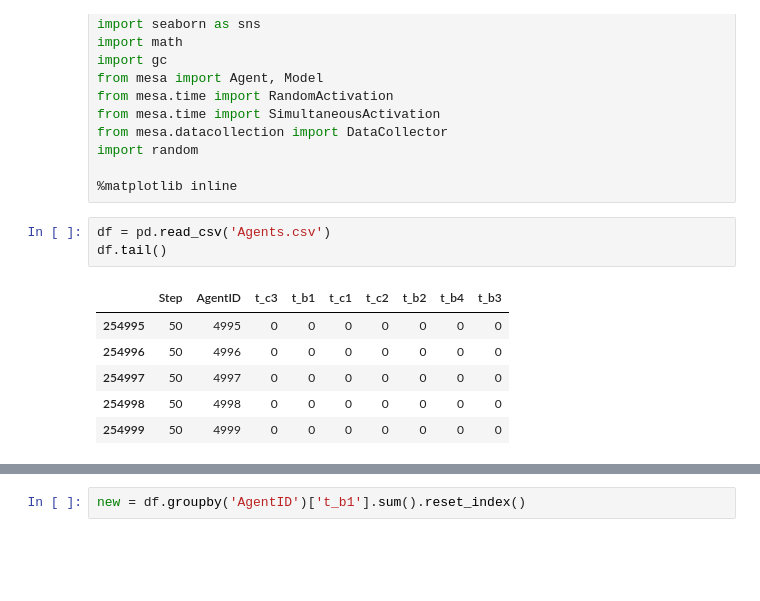
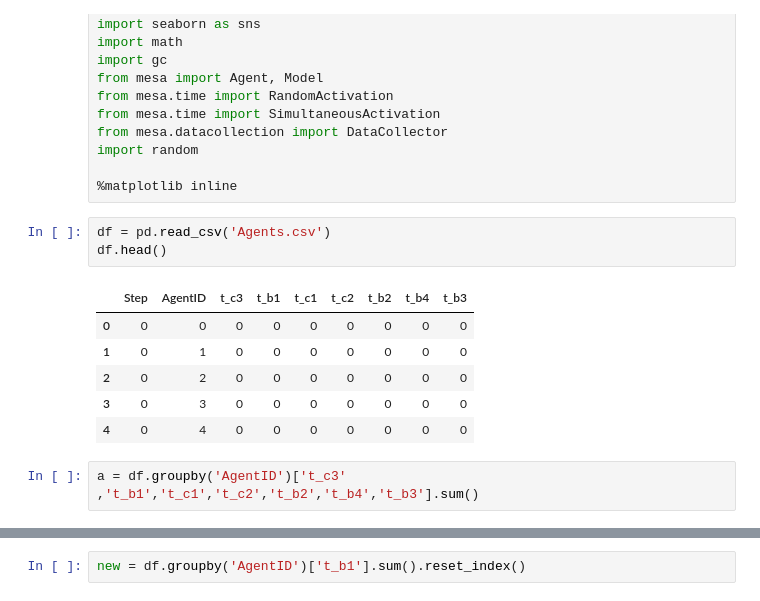
Before and after one commit to hmelberg/share, a Jupyter notebook: Agentmovement.ipynb, the cells around one changed output, grey strips where cells are left out. Cells and saved outputs as stored; diff of their text form; blank space fills up the shorter version.

```diff
--- a/Agentmovement.ipynb
+++ b/Agentmovement.ipynb
@@ -17,11 +17,13 @@ import random
 %matplotlib inline
 # %%
 df = pd.read_csv('Agents.csv')
-df.tail()
+df.head()
 # %% [output]
 |  | Step | AgentID | t_c3 | t_b1 | t_c1 | t_c2 | t_b2 | t_b4 | t_b3 |
-| 254995 | 50 | 4995 | 0 | 0 | 0 | 0 | 0 | 0 | 0 |
-| 254996 | 50 | 4996 | 0 | 0 | 0 | 0 | 0 | 0 | 0 |
-| 254997 | 50 | 4997 | 0 | 0 | 0 | 0 | 0 | 0 | 0 |
-| 254998 | 50 | 4998 | 0 | 0 | 0 | 0 | 0 | 0 | 0 |
-| 254999 | 50 | 4999 | 0 | 0 | 0 | 0 | 0 | 0 | 0 |
+| 0 | 0 | 0 | 0 | 0 | 0 | 0 | 0 | 0 | 0 |
+| 1 | 0 | 1 | 0 | 0 | 0 | 0 | 0 | 0 | 0 |
+| 2 | 0 | 2 | 0 | 0 | 0 | 0 | 0 | 0 | 0 |
+| 3 | 0 | 3 | 0 | 0 | 0 | 0 | 0 | 0 | 0 |
+| 4 | 0 | 4 | 0 | 0 | 0 | 0 | 0 | 0 | 0 |
+# %%
+a = df.groupby('AgentID')['t_c3' ,'t_b1','t_c1','t_c2','t_b2','t_b4','t_b3'].sum()
```
Also changed, not shown: parts of 8 cells of this notebook, 2 other files.
